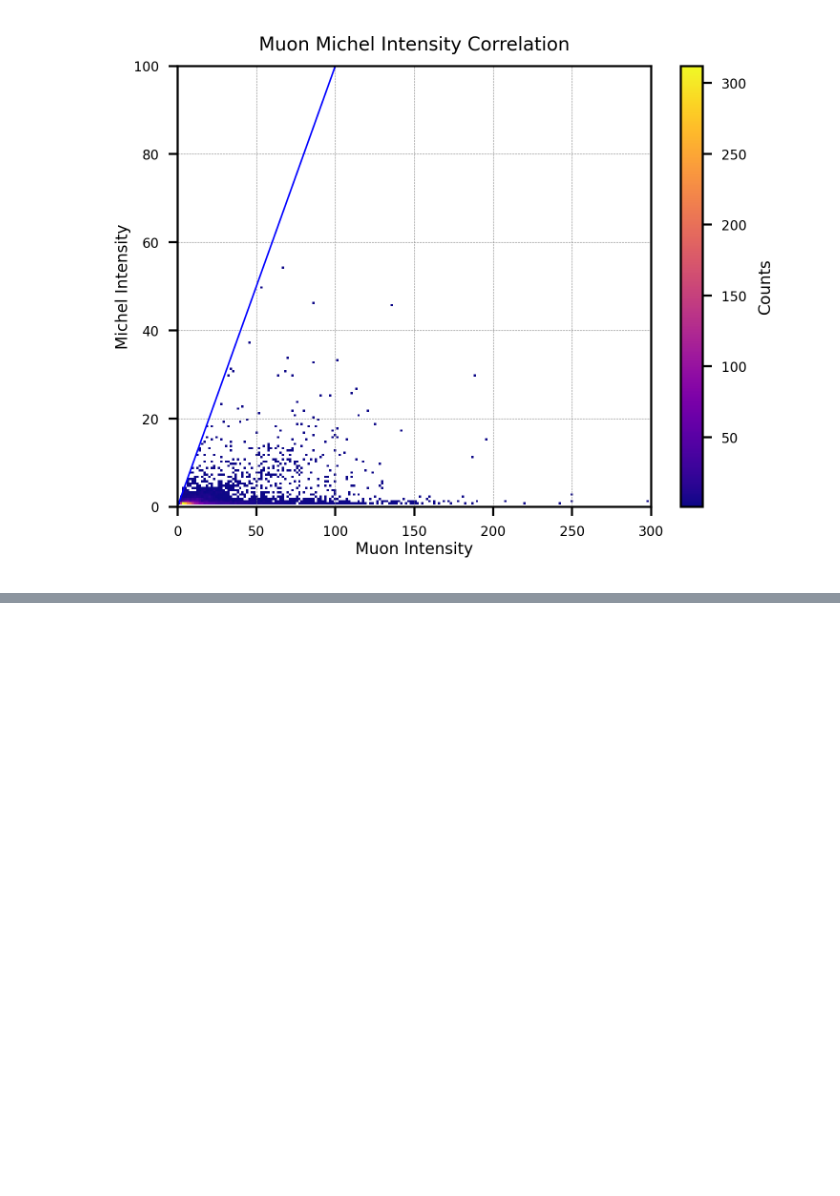
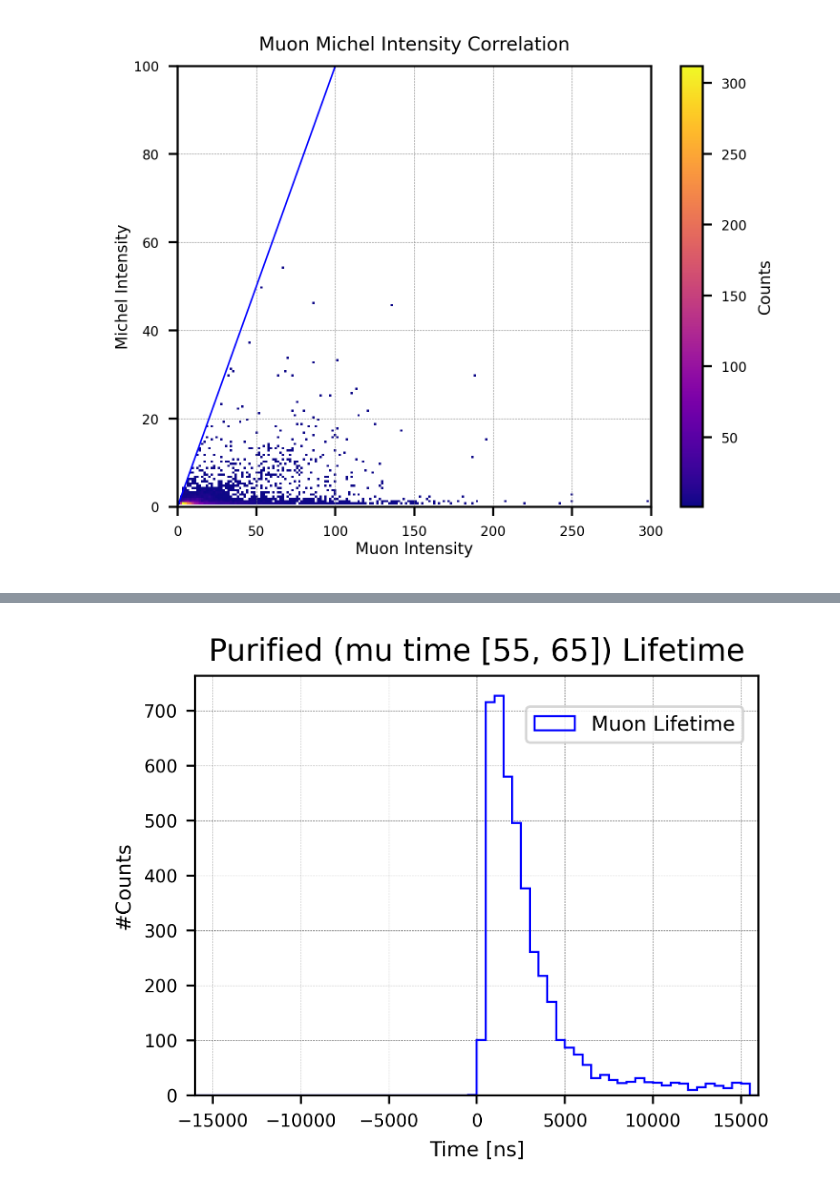
Before and after one commit to szhang17phys/analyze_pdhd_DATA_v2, a Jupyter notebook: jupyter/michel_stat/cosmicRun28116_FullRun/peakFinder_intensityExplore/intensity_dot5_new.ipynb, the cells around one changed output, grey strips where cells are left out. Cells and saved outputs as stored; diff of their text form; code cells hidden in the pictures; blank space fills up the shorter version.

Commit message:
lifetime michel intensity explored

```diff
--- a/jupyter/michel_stat/cosmicRun28116_FullRun/peakFinder_intensityExplore/intensity_dot5_new.ipynb
+++ b/jupyter/michel_stat/cosmicRun28116_FullRun/peakFinder_intensityExplore/intensity_dot5_new.ipynb
@@ -365,3 +365,92 @@ Length of updated decayZ       :  4365
 [figure]
 [figure]
 [figure]
+# %%
+#lifetime calculation-----
+mu_lifetime = [mi - mu for mi, mu in zip(miTime_update, muTime_update)]
+print("Length of mu_lifetime (Updated): ", len(mu_lifetime))
+print("Length of updated decayX       : ", len(decayX_update))
+print("Length of updated decayY       : ", len(decayY_update))
+print("Length of updated decayZ       : ", len(decayY_update))
+
+# Convert to ns (assuming mu_lifetime is already defined)
+mu_lifetime_ns = [value * 16 for value in mu_lifetime]
+print("\n\n\nLifetime distribution (Updated):")
+print("# Initial Candidates [-16000, 16000]: ", len(mu_lifetime_ns))
+
+
+
+
+
+
+
+# Muon Lifetime distribution (INITIAL; NO fitting)--------------------------------------------
+plt.figure(figsize=(4, 3), dpi=400)
+
+
+
+# Apply test cut
+mu_lifetime_ns_test = [val for val in mu_lifetime_ns if 0 < val < 16000]
+print("# Initial Candidates [0, 16000]: ", len(mu_lifetime_ns_test), "({:.2f}%)".format(len(mu_lifetime_ns_test)/len(mu_lifetime_ns)*100))
+
+print("\nNote: If there is no secondary peak (both heights >=0.5) found in summed wvf, the michel time will be recorded as 0 !")
+
+# Define histogram parameters
+bin_width = 500
+range_min = -16000
+range_max = 16000
+bins = np.arange(range_min, range_max + bin_width, bin_width)
+
+# Plot histogram-----------------
+plt.hist(mu_lifetime_ns, bins=bins, range=(range_min, range_max),
+         edgecolor='blue', histtype='step', linewidth=0.8,
+         label='Muon Lifetime')
+
+plt.xlim(-16000, 16000)
+plt.xlabel('Time [ns]', fontsize=8)
+plt.ylabel('#Counts', fontsize=8)
+plt.title('Purified (mu time [55, 65]) Lifetime')
+plt.tick_params(labelsize=7)
+plt.grid(color='gray', linestyle='--', linewidth=0.2, zorder=0)
+plt.legend(loc='upper center', bbox_to_anchor=(0.78, 0.95), fontsize=11, markerscale=5, ncol=1, prop={'size':8})
+plt.show()
+
+
+
+
+
+
+
+#Michel Intensity vs Muon Intensity==========================================================
+plt.figure(figsize=(4,3),dpi=400)
+
+#y=x---
+#plt.plot([0, 80], [0, 1], color="silver", linewidth=0.3, linestyle='--')
+#plt.plot([0, 80], [0.4, 0.4], color="blue", linewidth=0.6, linestyle='-')
+#plt.plot([0, 100], [0, 100], color="blue", linewidth=0.6, linestyle='-')
+
+
+# Create a custom colormap where zero-frequency regions are white
+plasma = plt.cm.plasma.copy()
+plasma.set_under('white')  # Sets zero values to white
+
+# Create a 2D histogram
+hist, xedges, yedges, img = plt.hist2d(mu_lifetime_ns, miIntensity_update, bins=(150, 150), range=[[0, 16000], [0, 20]],
+                                       cmap=plasma, cmin=1)  # cmin=1 ensures zero bins remain white
+
+# Add color bar
+cbar = plt.colorbar()
+cbar.set_label('Counts', fontsize=6)
+cbar.ax.tick_params(labelsize=5)
+
+# Labels and styling
+plt.xlim(0, 16000)
+plt.ylim(0, 20)
+plt.xlabel('Muon Lifetime', labelpad=1, fontsize=6)
+plt.ylabel('Michel Intensity', labelpad=1, fontsize=6)
+plt.title('Muon Michel Intensity Correlation', fontsize=7)
+
+plt.grid(color='gray', linestyle='--', linewidth=0.2, zorder=0)
+
+plt.tick_params(labelsize=5)
+# %% [output]
@@ -367,0 +469 @@ Length of updated decayZ       :  4365
+[figure, added]
```
Also changed, not shown: parts of 2 cells of this notebook.
